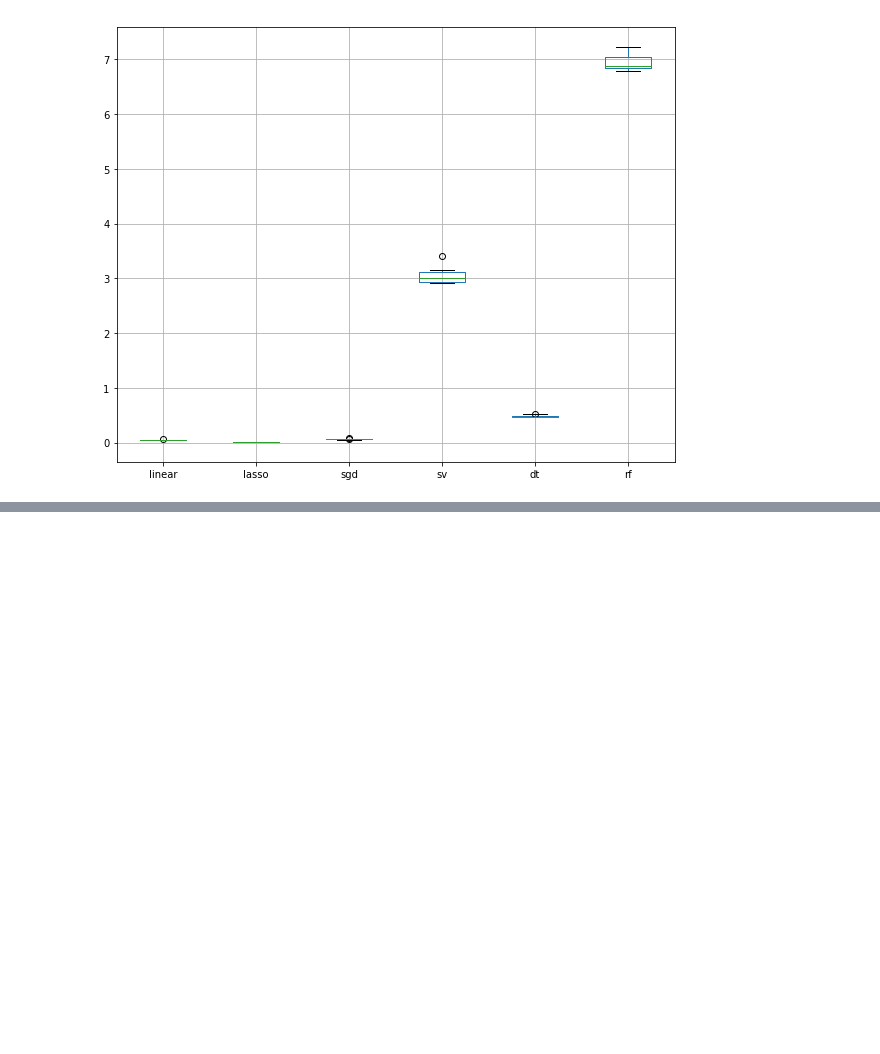
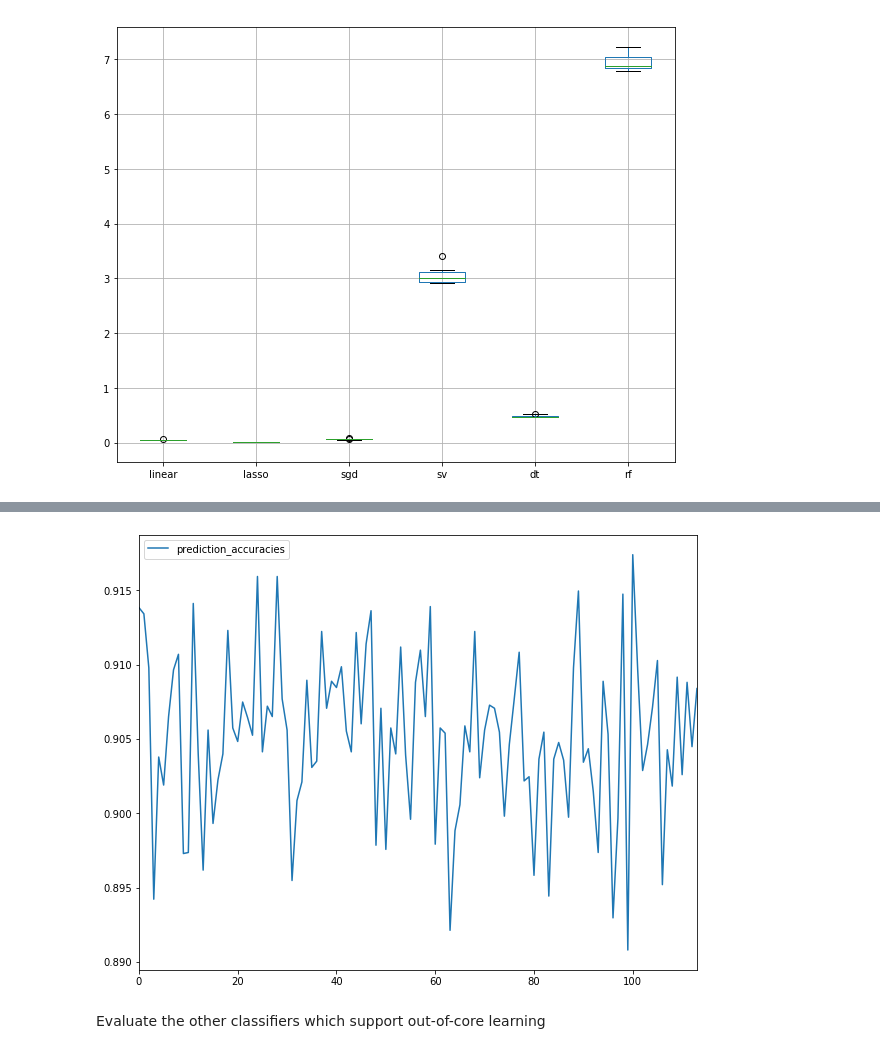
Before and after one commit to ceth-x86/datascience, a Jupyter notebook: scikit-learn/Scaling solutions.ipynb, the cells around one changed output, grey strips where cells are left out. Saved outputs shown, nothing was run; the diff lists cells and outputs as text; code cells hidden in the pictures; blank space fills up the shorter version.

```diff
--- a/scikit-learn/Scaling solutions.ipynb
+++ b/scikit-learn/Scaling solutions.ipynb
@@ -125,0 +351,12 @@ training_latencies_df.boxplot(figsize=(10, 8))
+# %%
+def plot_accuracy_graphs(training_details_df):
+
+    training_details_df[['prediction_accuracies']].plot(figsize=(10, 8))
+
+    plt.show()
+
+plot_accuracy_graphs(sgd_training_details_df)
+# %% [output]
+[figure, added]
+# %% [markdown]
+Evaluate the other classifiers which support out-of-core learning
```
Also changed, not shown: parts of 46 cells of this notebook, 1 other file.
